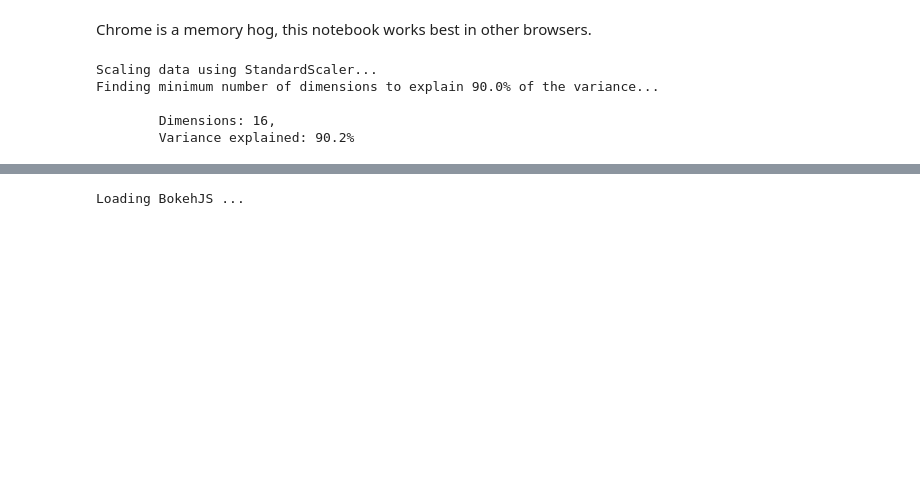
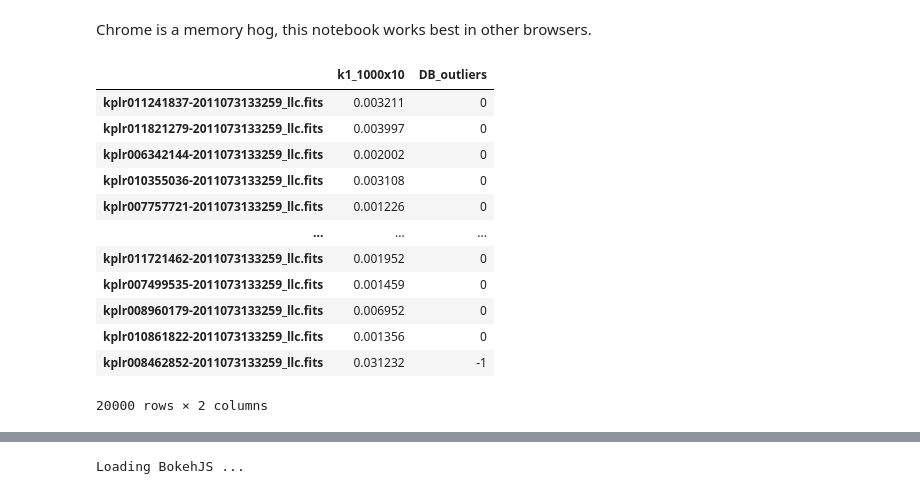
Before and after one commit to d-giles/KeplerML, a Jupyter notebook: Bokeh_viz.ipynb, the cells around one changed output, grey strips where cells are left out. Saved outputs shown, nothing was run; the diff lists cells and outputs as text; code cells hidden in the pictures; blank space fills up the shorter version.

```diff
--- a/Bokeh_viz.ipynb
+++ b/Bokeh_viz.ipynb
@@ -7,5 +7,3 @@ sys.path.append('python')
 import clusterOutliers
 with open('data/output/Q8_sample.coo','rb') as file:
     Q8_coo = pickle.load(file)
-# %%
-Q8_coo.reductions['PCA90'] = pca
@@ -12,22 +22,16 @@ Q8_coo.reductions['PCA90'] = pca
 # %%
-Q8_coo.save()
+Q8_coo.scores
+# %% [output]
+|  | k1_1000x10 | DB_outliers |
+| kplr011241837-2011073133259_llc.fits | 0.003211 | 0 |
+| kplr011821279-2011073133259_llc.fits | 0.003997 | 0 |
+| kplr006342144-2011073133259_llc.fits | 0.002002 | 0 |
+| kplr010355036-2011073133259_llc.fits | 0.003108 | 0 |
+| kplr007757721-2011073133259_llc.fits | 0.001226 | 0 |
+| ... | ... | ... |
+| kplr011721462-2011073133259_llc.fits | 0.001952 | 0 |
+| kplr007499535-2011073133259_llc.fits | 0.001459 | 0 |
+| kplr008960179-2011073133259_llc.fits | 0.006952 | 0 |
+| kplr010861822-2011073133259_llc.fits | 0.001356 | 0 |
+| kplr008462852-2011073133259_llc.fits | 0.031232 | -1 |
+20000 rows × 2 columns
-# %%
-import numpy as np
-from quarterTools import read_kepler_curve, pca_red, get_kepler_lcs, rm_kepler_lcs
-from astropy.io import fits
-import pandas as pd
-
-data = Q8_coo.data
-Quarter = 8
-
-pca=pca_red(data)
-x = pca.iloc[:,0]
-y = pca.iloc[:,1]
-files = data.index
-labels = np.array(['KIC '+str(int(lc[4:13])) for lc in files])
-# %% [output]
-Scaling data using StandardScaler...
-Finding minimum number of dimensions to explain 90.0% of the variance...
-
-        Dimensions: 16,
-        Variance explained: 90.2%
```
Also changed, not shown: parts of 17 cells of this notebook, 5 other files.
